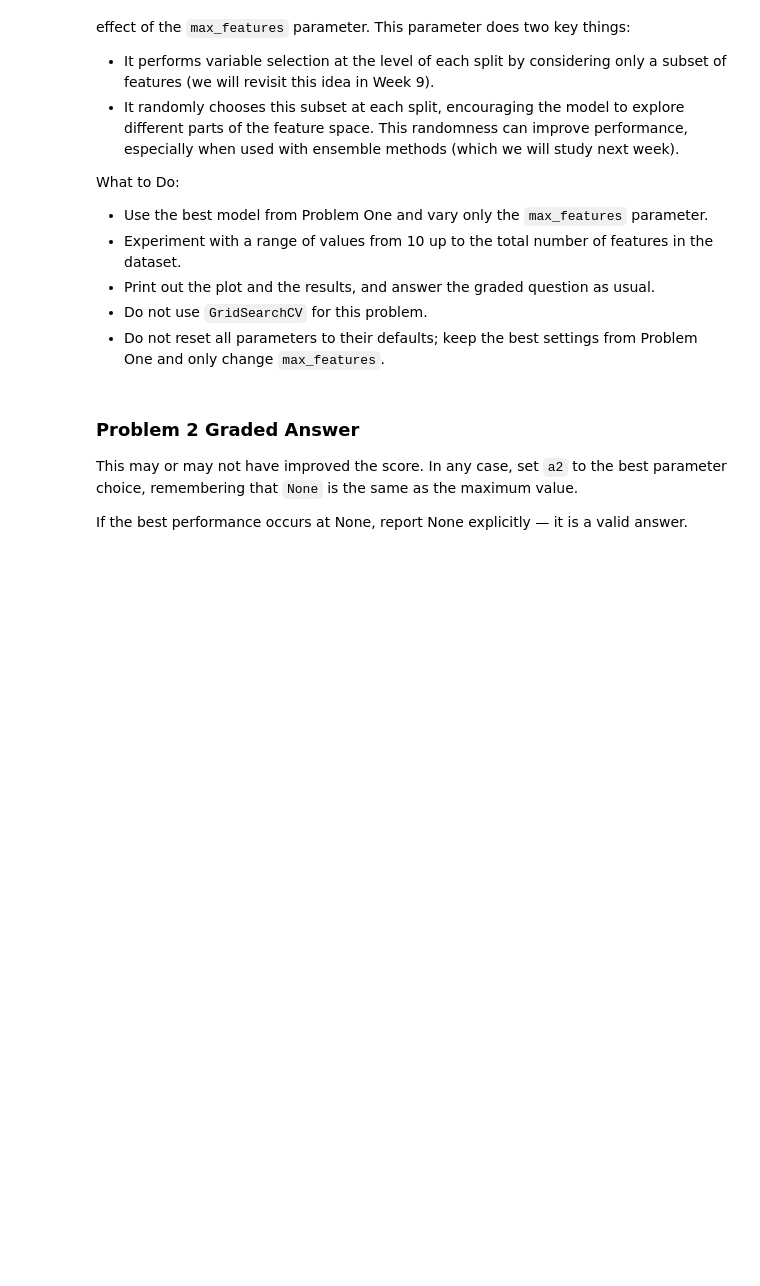
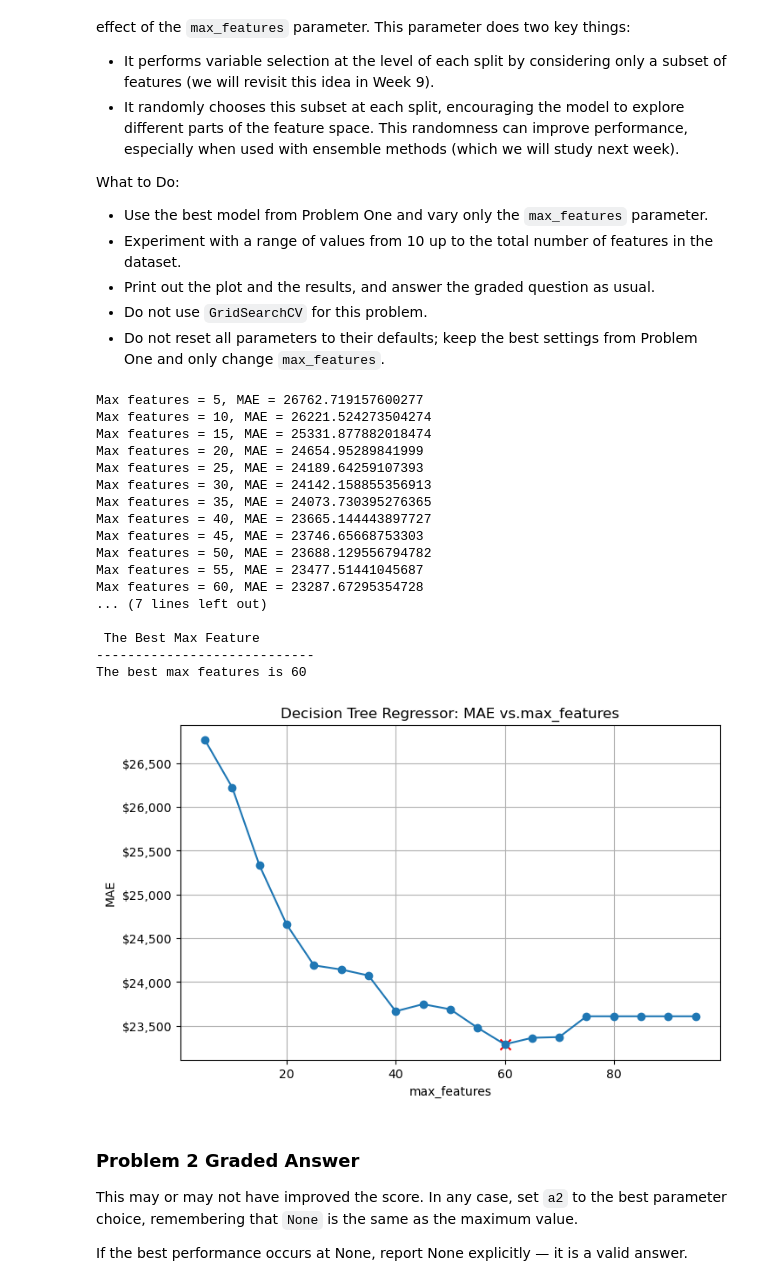
Before and after one commit to keshleem/dx603-homework6, a Jupyter notebook: Homework_06.ipynb, the cells around one changed output. Drawn from its saved outputs; the diff is of its cells as text; code cells hidden in the pictures; blank space fills up the shorter version.

```diff
--- a/Homework_06.ipynb
+++ b/Homework_06.ipynb
@@ -475,3 +473,62 @@ What to Do:
+# %%
+# Your code here
+best_depth = a1b
+best_leaf = a1c
+
+param = 'max_features'
+parameter_list = range(5, 100, 5)
+
+MAEs = []
+for mf in parameter_list:
+  MAEs.append(run_decision_tree_regressor(X_train,y_train,
+                                         max_depth=best_depth,
+                                         max_features=mf,
+                                         min_samples_split=2,
+                                         min_samples_leaf=1,
+                                         max_leaf_nodes=best_leaf,
+                                         criterion='absolute_error',
+                                         ccp_alpha=0.0,
+                                         random_state=random_seed,
+                                         n_jobs= -1,
+                                         visualize=False
+                                        ))
+
+  print(f"Max features = {mf}, MAE = {MAEs[-1]}")
+
+best_mf = parameter_list[np.argmin(MAEs)]
+
+print(f"\n The Best Max Feature")
+print("----------------------------")
+print(f"The best max features is {best_mf}")
+
+plt.figure(figsize=(8,5))
+plt.title("Decision Tree Regressor: MAE vs." +param)
+plt.scatter([best_mf],[min(MAEs)],marker='x',color='red', s=75)
+plt.plot(parameter_list, MAEs, marker='o')
+plt.gca().yaxis.set_major_formatter(mticker.FuncFormatter(dollar_format))
+plt.xlabel(param)
+plt.ylabel("MAE")
+plt.grid()
+plt.show()
+# %% [output]
+Max features = 5, MAE = 26762.719157600277
+Max features = 10, MAE = 26221.524273504274
+Max features = 15, MAE = 25331.877882018474
+Max features = 20, MAE = 24654.95289841999
+Max features = 25, MAE = 24189.64259107393
+Max features = 30, MAE = 24142.158855356913
+Max features = 35, MAE = 24073.730395276365
+Max features = 40, MAE = 23665.144443897727
+Max features = 45, MAE = 23746.65668753303
+Max features = 50, MAE = 23688.129556794782
+Max features = 55, MAE = 23477.51441045687
+Max features = 60, MAE = 23287.67295354728
+... (7 lines left out)
+
+ The Best Max Feature
+----------------------------
+The best max features is 60
+[figure, added]
 # %% [markdown]
 ### Problem 2 Graded Answer
 
```
Also changed, not shown: parts of 3 cells of this notebook.
